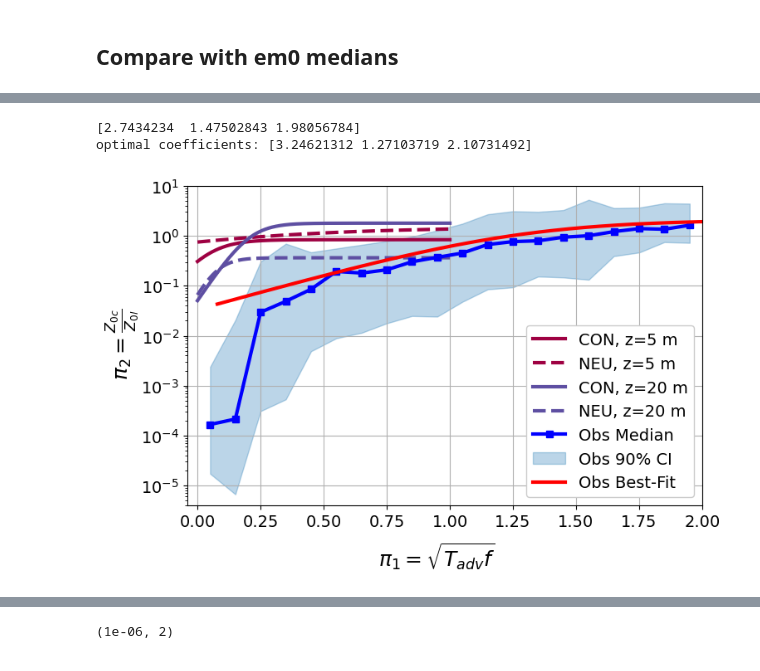
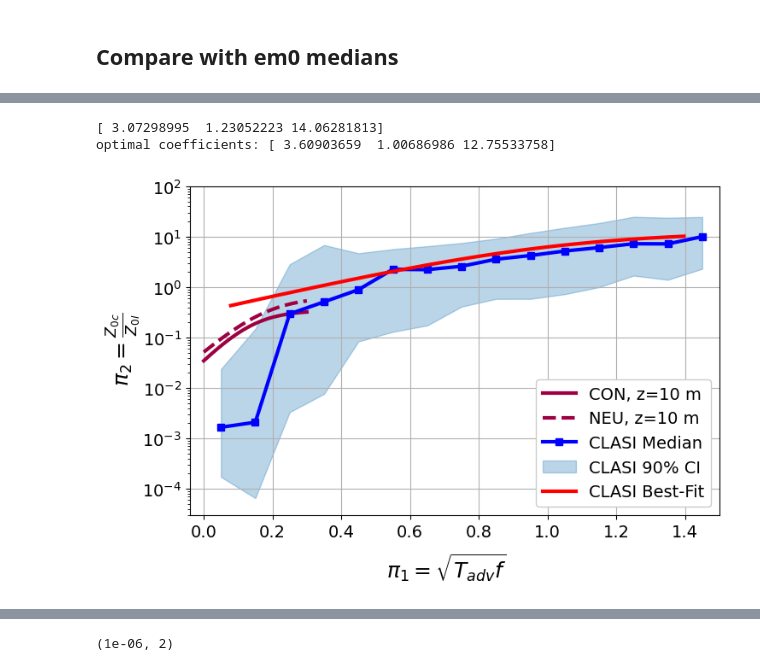
Before and after one commit to jameshlywiak/ABL-surface-layer, a Jupyter notebook: umn_LES.ipynb, the cells around one changed output, grey strips where cells are left out. Drawn from its saved outputs; the diff is of its cells as text; code cells hidden in the pictures.

```diff
--- a/umn_LES.ipynb
+++ b/umn_LES.ipynb
@@ -130,3 +133,8 @@ Data variables: (12/21)
+# %%
+if save_str == 'Con':
+    ds_con = ds.copy()
+elif save_str == 'Neu':
+    ds_neu = ds.copy()
 # %% [markdown]
 # Functions
 # %%
@@ -388,6 +453,12 @@ if saveplt == 1:
 Figure
 # %%
 saveplt = 1
+
+save_str = 'Neu'
+if save_str == 'Con':
+    ds = ds_con
+elif save_str == 'Neu':
+    ds = ds_neu
 
 fig, ax = plt.subplots(2,1, figsize=(6,6), sharex=True, sharey=True)
 ax = ax.flatten()
@@ -415,7 +486,7 @@ plt.clabel(c3, inline=True, fmt='%.e')
 for n,axis in enumerate(ax):
     axis.set_ylim([0, 150])
     axis.set_xlabel('')
-    if 'conv' in save_str:
+    if 'Neu' in save_str:
         axis.set_title(alph[n], loc='left')
         axis.set_ylabel('Height [m]')
     else:
@@ -1920,7 +2000,7 @@ if saveplt == 1:
 # %% [markdown]
 ## Compare with em0 medians
 # %%
-obs = pd.read_csv('em_tower_medians.csv').set_index(['bins'])
+obs = pd.read_csv('em_tower_medians_ci90.csv').set_index(['bins'])
 obs = obs.to_xarray()
 obs
 # %% [output]
@@ -1935,5 +2015,5 @@ Data variables:
 # %%
-obs_all = pd.read_csv('em_tower_all.csv')
+obs_all = pd.read_csv('em_tower_all_zeta3.csv')
 obs_all = obs_all.to_xarray()
 obs_all
 # %% [output]
@@ -1949,45 +2029,34 @@ Data variables:
 plt.rcParams.update({'font.size': 14})
 saveplt = 1
 
-qheight = [5, 20]
+qheight = [10]
 mask = (ds.X_coast >= 0) & (ds.X_coast <= 1400) & (ds.z0<1000) & (ds.z0>=1e-10) #& (ds.zL<=0.1) & (ds.zL>=-0.1)
 
 ## neutral LES
-X, Z = np.meshgrid(ds.X_coast, ds.Height)
-tke = ds.TKE
-tadv = (X/ds.hwsp)
+X, Z = np.meshgrid(ds_neu.X_coast, ds_neu.Height)
+tadv = (X/ds_neu.hwsp)
 z0_land = 1
 pi1_n = (np.sqrt(tadv*f)).where(mask, drop=True)
 pi2_n = (ds.z0/z0_land).where(mask, drop=True)
 
 
 ## conv LES
-X, Z = np.meshgrid(ds_conv.X_coast, ds_conv.Height)
-tke = ds_conv.TKE
-tadv = (X/ds_conv.hwsp)
+X, Z = np.meshgrid(ds_con.X_coast, ds_con.Height)
+tadv = (X/ds_con.hwsp)
 z0_land = 1
 pi1_c = (np.sqrt(tadv*f)).where(mask, drop=True)
-pi2_c = (ds_conv.z0/z0_land).where(mask, drop=True)
+pi2_c = (ds_con.z0/z0_land).where(mask, drop=True)
 
 N = len(qheight)
 cmap = cm.Spectral
 colors = cmap(np.linspace(0, 1, N))
 
-lower_bounds = np.array([0, 0, 0])
-upper_bounds = np.array([100, 1, 1.8])
+lower_bounds = np.array([0, -1, 0])
+upper_bounds = np.array([100, 1, 10])
+
 bds = Bounds(lb=lower_bounds, ub=upper_bounds)
 #lower_bounds = np.array([0, -20, -10, -10])
 #upper_bounds = np.array([20, 30, 2, 10])
-
-opts = np.array([
-    [0.1, 1, 2, 0],
-    [1, 1, 1, 0],
-    [2, 1, 0, 0],
-    [3, 1, -1, 0],
-    [4, 1, -2, 1],
-    [5, 1, -3, 1],
-    [6, 1, -4, 0],
-])
 
 opts = np.ones((N,3))
 r2 = np.zeros((3,))
@@ -2025,7 +2094,7 @@ for q,h in enumerate(qheight):
     # Extract the optimal parameters
     #print(f"z={h} optimal parameters: k = {popt[q,0]:.2f}, x0 = {popt[q,1]:.2f}, L = {popt[q,2]:.2f}")
     #xpts = np.linspace(xdata.min().values, xdata.max().values, 1000)
-    xpts = np.linspace(0, 1, 1000)
+    xpts = np.linspace(0, 0.3, 1000)
     yfit = logistic(xpts, *popt[q,:])
     ax.plot(xpts, yfit, color=colors[q], lw=3, label=f'CON, z={h} m')
 
@@ -2054,21 +2123,21 @@ for q,h in enumerate(qheight):
     # Extract the optimal parameters
     #print(f"z={h} optimal parameters: k = {popt[q,0]:.2f}, x0 = {popt[q,1]:.2f}, L = {popt[q,2]:.2f}")
     #xpts = np.linspace(xdata.min().values, xdata.max().values, 1000)
-    xpts = np.linspace(0, 1, 1000)
+    xpts = np.linspace(0, 0.3, 1000)
     yfit = logistic(xpts, *popt[q,:])
     ax.plot(xpts, yfit, color=colors[q], lw=3, ls='--', label=f'NEU, z={h} m')
 
-
-ax.plot(obs.bins, obs.pi_medians, lw=3, c='blue', ls='-', marker='s', label='Obs Median')
-ax.fill_between(obs.bins, obs.pi_90ci_lower, obs.pi_90ci_upper, color='C0', alpha=0.3, label='Obs 90% CI')
+idx = np.where(obs.bins<1.5)[0]
+ax.plot(obs.bins[idx], obs.pi_medians[idx], lw=3, c='blue', ls='-', marker='s', label='CLASI Median')
+ax.fill_between(obs.bins[idx], obs.pi_90ci_lower[idx], obs.pi_90ci_upper[idx], color='C0', alpha=0.3, label='CLASI 90% CI')
 
 ## Using scipy.optimize.minimize
 ## training off the medians
 xobs = obs.bins
 yobs = obs.pi_medians
-initial_guess = [20, 0.1, 1]
+initial_guess = [1, 1, 1]
 lower_bounds = np.array([0, 0, 0])
-upper_bounds = np.array([200, 10, 3])
+upper_bounds = np.array([100, 100, 100])
 bds = Bounds(lb=lower_bounds, ub=upper_bounds)
 result = minimize(loss, initial_guess, args=(xobs, yobs), bounds=bds, method='L-BFGS-B')
 popt_obs = result.x
@@ -2087,42 +2156,44 @@ r2_obs = 1 - (ss_residual / ss_total)
 
 #ax.set_title(f'# of pts: {count}')
 
 ## now training off of all scatter points from obs
 ## Using scipy.optimize.minimize
 xobs = obs_all.pix
 yobs = obs_all.piy
-idx = np.where(xobs<=1.8)[0]
+idx = np.where(xobs<1.4)[0]
 
 result = minimize(loss, initial_guess, args=(xobs[idx], yobs[idx]), bounds=bds, method='L-BFGS-B')
 popt_obs = result.x
 print(f'optimal coefficients: {popt_obs}')
 ## If scipy, Compute R² manually
 y_mean_obs = np.mean(yobs)
 #popt_obs[0] = 2
 #popt_obs[1] = 0.1
-xfit = np.sort(obs_all.pix.values)
+
+xfit = np.sort(obs_all.pix.values[idx])
 yfit = logistic(xfit, *popt_obs)
+
 ss_total = np.sum((ydata - y_mean_obs) ** 2)  # Total sum of squares
-ss_residual = np.sum((yobs - yfit) ** 2)  # Residual sum of squares
+ss_residual = np.sum((yobs[idx] - yfit) ** 2)  # Residual sum of squares
 r2_obs = 1 - (ss_residual / ss_total)
-ax.plot(xfit, yfit, color='r', lw=3, label='Obs Best-Fit')
+ax.plot(xfit, yfit, color='r', lw=3, label='CLASI Best-Fit')
 
 fig.supxlabel(r'$\pi_1=\sqrt{T_{adv}f}$', fontsize=18, y=-0.05)
 fig.supylabel(r'$\pi_2=\frac{Z_{0c}}{Z_{0l}}$', fontsize=18, x=0)
 
 #ax.set_xscale('log')
 ax.set_yscale('log')
-ax.set_ylim([4e-6, 1e1])
-ax.set_xlim([-0.04, 2])
+ax.set_ylim([3e-5, 1e2])
+ax.set_xlim([-0.04, 1.5])
 ax.legend(ncol=1, framealpha=1, fontsize='medium', loc='lower right')
 
 if saveplt == 1:
     fig.savefig(f'z0_pi_sim_tadvf_emz_comp.png', dpi=200, bbox_inches='tight')
     fig.savefig(f'z0_pi_sim_tadvf_emz_comp.pdf', bbox_inches='tight')
 # %% [output]
-[2.7434234  1.47502843 1.98056784]
-optimal coefficients: [3.24621312 1.27103719 2.10731492]
+[ 3.07298995  1.23052223 14.06281813]
+optimal coefficients: [ 3.60903659  1.00686986 12.75533758]
-[figure, old version]
+[figure, new version]
 # %%
 obs_all.pix.values
 # %% [output]
```
Also changed, not shown: parts of 13 cells of this notebook, 2 other files.
